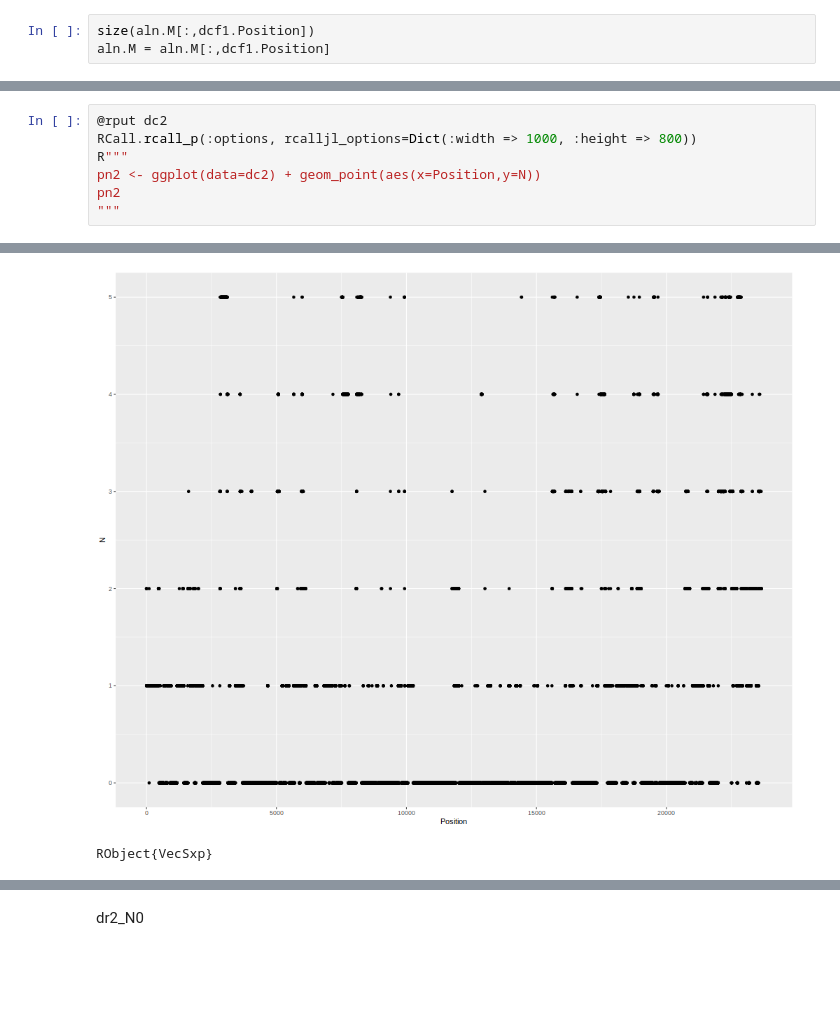
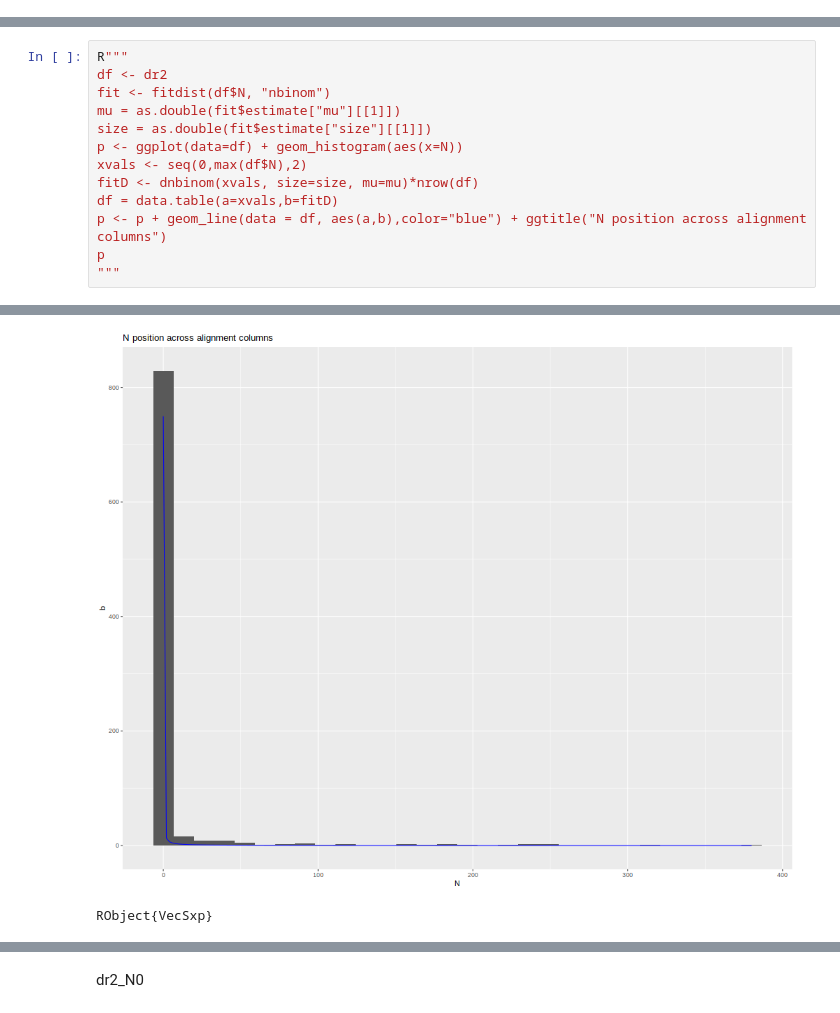
Before and after one commit to GediminasA/JuliaClusterAndTreeTools, a Jupyter notebook: notebooks/test_aln.ipynb, the cells around one changed output, grey strips where cells are left out. Drawn from its saved outputs; the diff is of its cells as text; blank space fills up the shorter version.

```diff
--- a/notebooks/test_aln.ipynb
+++ b/notebooks/test_aln.ipynb
@@ -166,3 +306,0 @@ Will remove alignment columns with more than 5.0 N Left with 23655 columns, 0.83
-# %%
-size(aln.M[:,dcf1.Position])
-aln.M = aln.M[:,dcf1.Position]
@@ -209,8 +370,14 @@ NULL
 # %%
-@rput dc2
-RCall.rcall_p(:options, rcalljl_options=Dict(:width => 1000, :height => 800))
 R"""
-pn2 <- ggplot(data=dc2) + geom_point(aes(x=Position,y=N))
-pn2
+df <- dr2
+fit <- fitdist(df$N, "nbinom")
+mu = as.double(fit$estimate["mu"][[1]])
+size = as.double(fit$estimate["size"][[1]])
+p <- ggplot(data=df) + geom_histogram(aes(x=N))
+xvals <- seq(0,max(df$N),2)
+fitD <- dnbinom(xvals, size=size, mu=mu)*nrow(df)
+df = data.table(a=xvals,b=fitD)
+p <- p + geom_line(data = df, aes(a,b),color="blue") + ggtitle("N position across alignment columns")
+p
 """
 # %% [output]
@@ -217,5 +386,5 @@ pn2
-[figure, old version]
+[figure, new version]
-RObject{VecSxp}
+RObject{VecSxp}
 # %%
 @rput dc dc2 dr dr2
 R"""
```
Also changed, not shown: parts of 29 cells of this notebook, 6 other files.
